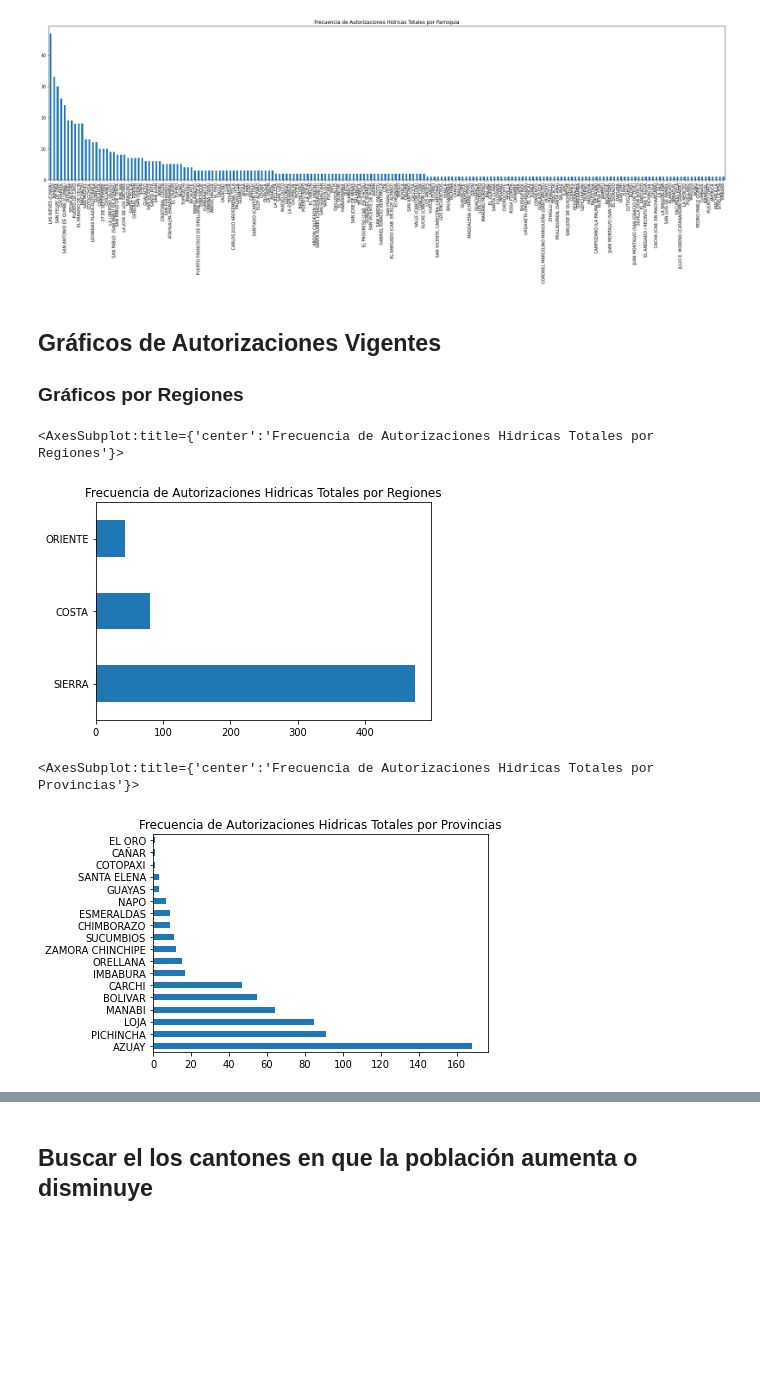
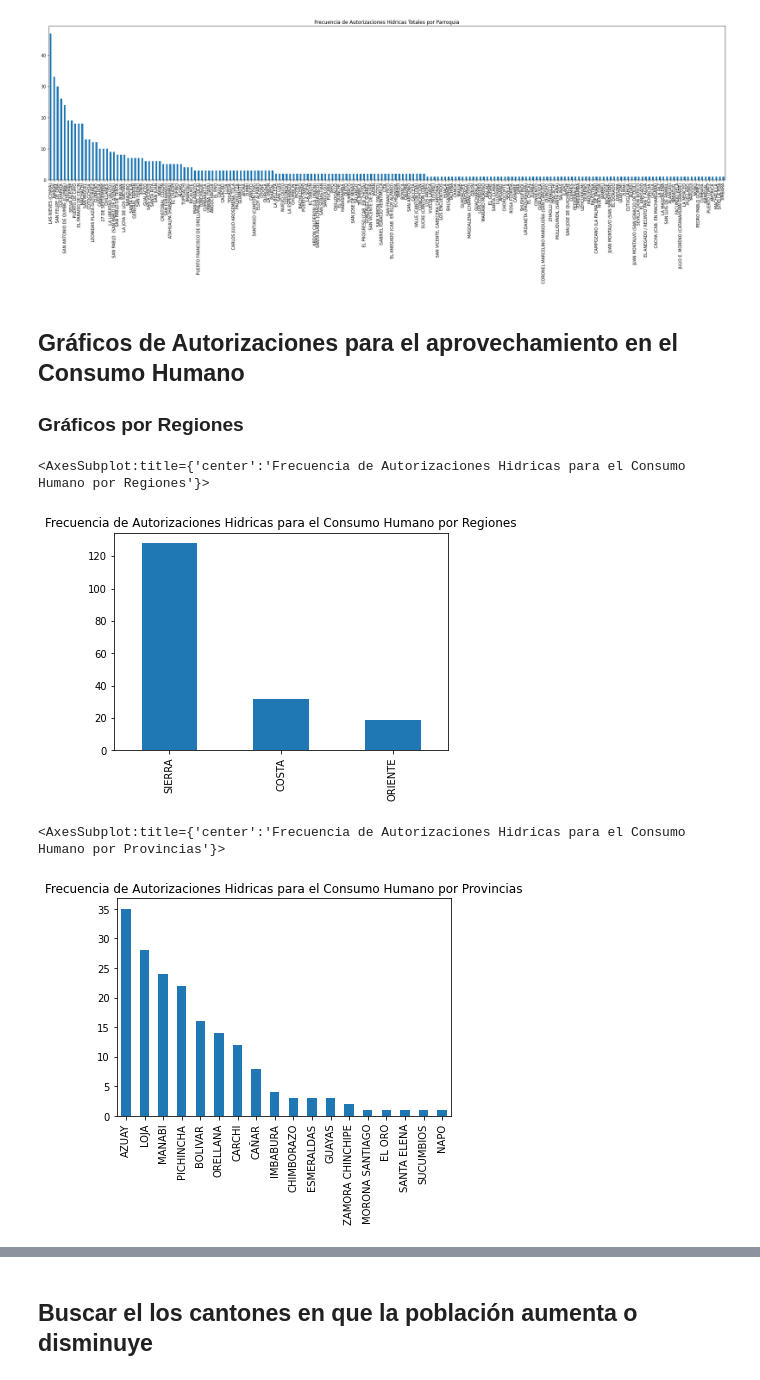
Before and after one commit to KarenParraA/Guia_metodologica, a Jupyter notebook: Visualizacion_Datos_filtrados.ipynb, the cells around one changed output, grey strips where cells are left out. Drawn from its saved outputs; the diff is of its cells as text; code cells hidden in the pictures; blank space fills up the shorter version.

Commit message:
consumo humanos

```diff
--- a/Visualizacion_Datos_filtrados.ipynb
+++ b/Visualizacion_Datos_filtrados.ipynb
@@ -63,19 +60,19 @@ df_recurso_hidrico_base_datos_filtrado[NOMBRE_COLUMNA].value_counts().plot.bar(t
 <AxesSubplot:title={'center':'Frecuencia de Autorizaciones Hidricas Totales por Parroquia'}>
 [figure]
 # %% [markdown]
-## Gráficos de Autorizaciones Vigentes
+## Gráficos de Autorizaciones para el aprovechamiento en el Consumo Humano
 ### Gráficos por Regiones
 # %%
-NOMBRE_COLUMNA_TRAMITE = "ESTADO_TRAMITE"
-df_recurso_hidrico_base_datos_estado_vigente = df_recurso_hidrico_base_datos_filtrado[df_recurso_hidrico_base_datos_filtrado[NOMBRE_COLUMNA_TRAMITE] == "VIGENTE"]
+NOMBRE_COLUMNA_TRAMITE = "NOMBRE_USO_APROVECHAMIENTO"
+df_recurso_hidrico_base_datos_consumo_humano = df_recurso_hidrico_base_datos_filtrado[df_recurso_hidrico_base_datos_filtrado[NOMBRE_COLUMNA_TRAMITE] == "CONSUMO HUMANO"]
 NOMBRE_COLUMNA = "REGION_FUENTE"
-df_recurso_hidrico_base_datos_estado_vigente[NOMBRE_COLUMNA].value_counts().plot.barh(title="Frecuencia de Autorizaciones Hidricas Totales por Regiones")
+df_recurso_hidrico_base_datos_consumo_humano[NOMBRE_COLUMNA].value_counts().plot.bar(title="Frecuencia de Autorizaciones Hidricas para el Consumo Humano por Regiones")
 # %% [output]
-<AxesSubplot:title={'center':'Frecuencia de Autorizaciones Hidricas Totales por Regiones'}>
+<AxesSubplot:title={'center':'Frecuencia de Autorizaciones Hidricas para el Consumo Humano por Regiones'}>
-[figure, old version]
+[figure, new version]
 # %%
 NOMBRE_COLUMNA = "PROVINCIA_FUENTE"
-df_recurso_hidrico_base_datos_estado_vigente[NOMBRE_COLUMNA].value_counts().plot.barh(title="Frecuencia de Autorizaciones Hidricas Totales por Provincias")
+df_recurso_hidrico_base_datos_consumo_humano[NOMBRE_COLUMNA].value_counts().plot.bar(title="Frecuencia de Autorizaciones Hidricas para el Consumo Humano por Provincias")
 # %% [output]
-<AxesSubplot:title={'center':'Frecuencia de Autorizaciones Hidricas Totales por Provincias'}>
+<AxesSubplot:title={'center':'Frecuencia de Autorizaciones Hidricas para el Consumo Humano por Provincias'}>
-[figure, old version]
+[figure, new version]
```
Also changed, not shown: parts of 6 cells of this notebook, 1 other file.
